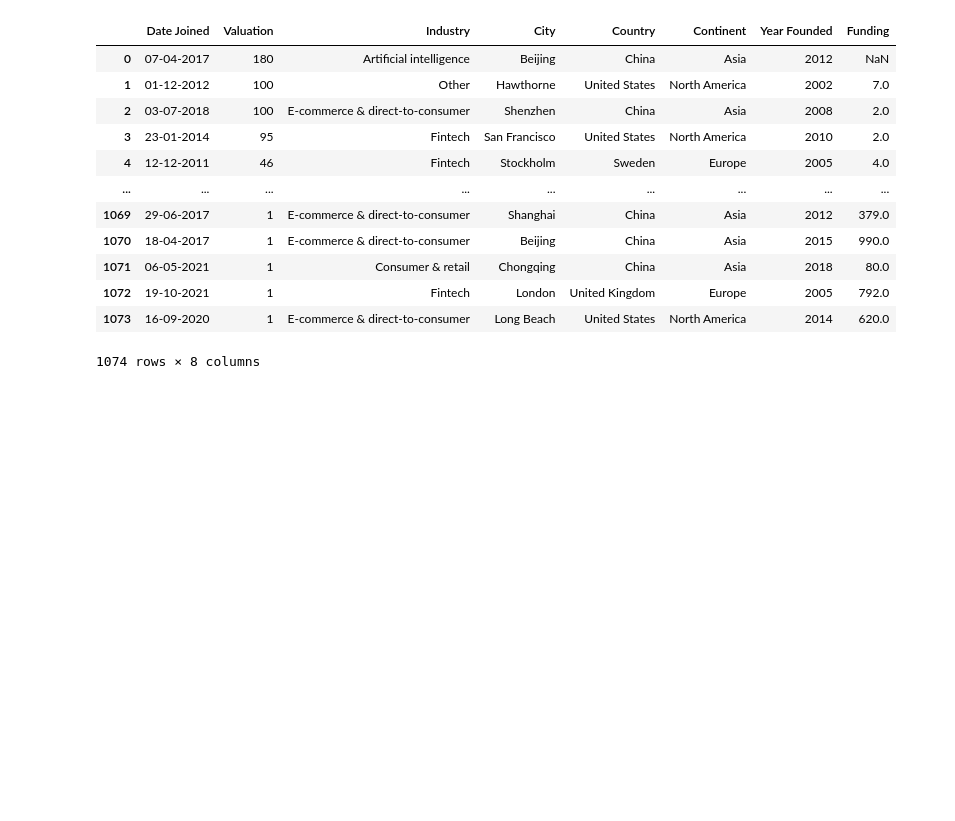
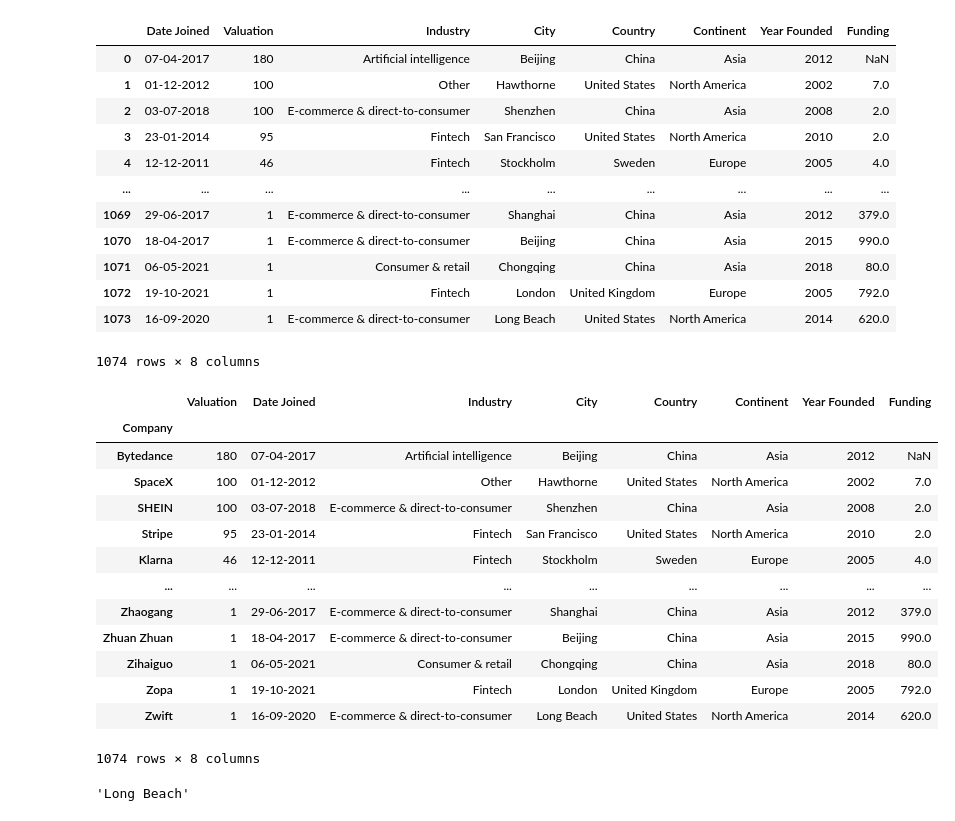
Before and after one commit to sunilsala88/batch33, a Jupyter notebook: 10_data_analysis/pandas1.ipynb, the cells around one changed output. Saved outputs shown, nothing was run; the diff lists cells and outputs as text; code cells hidden in the pictures; blank space fills up the shorter version.

```diff
--- a/10_data_analysis/pandas1.ipynb
+++ b/10_data_analysis/pandas1.ipynb
@@ -374,3 +374,24 @@ data2
 | 1072 | 19-10-2021 | 1 | Fintech | London | United Kingdom | Europe | 2005 | 792.0 |
 | 1073 | 16-09-2020 | 1 | E-commerce & direct-to-consumer | Long Beach | United States | North America | 2014 | 620.0 |
 1074 rows × 8 columns
+# %%
+data2
+# %% [output]
+|  | Valuation | Date Joined | Industry | City | Country | Continent | Year Founded | Funding |
+| Company |  |  |  |  |  |  |  |  |
+| Bytedance | 180 | 07-04-2017 | Artificial intelligence | Beijing | China | Asia | 2012 | NaN |
+| SpaceX | 100 | 01-12-2012 | Other | Hawthorne | United States | North America | 2002 | 7.0 |
+| SHEIN | 100 | 03-07-2018 | E-commerce & direct-to-consumer | Shenzhen | China | Asia | 2008 | 2.0 |
+| Stripe | 95 | 23-01-2014 | Fintech | San Francisco | United States | North America | 2010 | 2.0 |
+| Klarna | 46 | 12-12-2011 | Fintech | Stockholm | Sweden | Europe | 2005 | 4.0 |
+| ... | ... | ... | ... | ... | ... | ... | ... | ... |
+| Zhaogang | 1 | 29-06-2017 | E-commerce & direct-to-consumer | Shanghai | China | Asia | 2012 | 379.0 |
+| Zhuan Zhuan | 1 | 18-04-2017 | E-commerce & direct-to-consumer | Beijing | China | Asia | 2015 | 990.0 |
+| Zihaiguo | 1 | 06-05-2021 | Consumer & retail | Chongqing | China | Asia | 2018 | 80.0 |
+| Zopa | 1 | 19-10-2021 | Fintech | London | United Kingdom | Europe | 2005 | 792.0 |
+| Zwift | 1 | 16-09-2020 | E-commerce & direct-to-consumer | Long Beach | United States | North America | 2014 | 620.0 |
+1074 rows × 8 columns
+# %%
+data2.loc['Zwift','City']
+# %% [output]
+'Long Beach'
```
Also changed, not shown: parts of 1 cell of this notebook.
